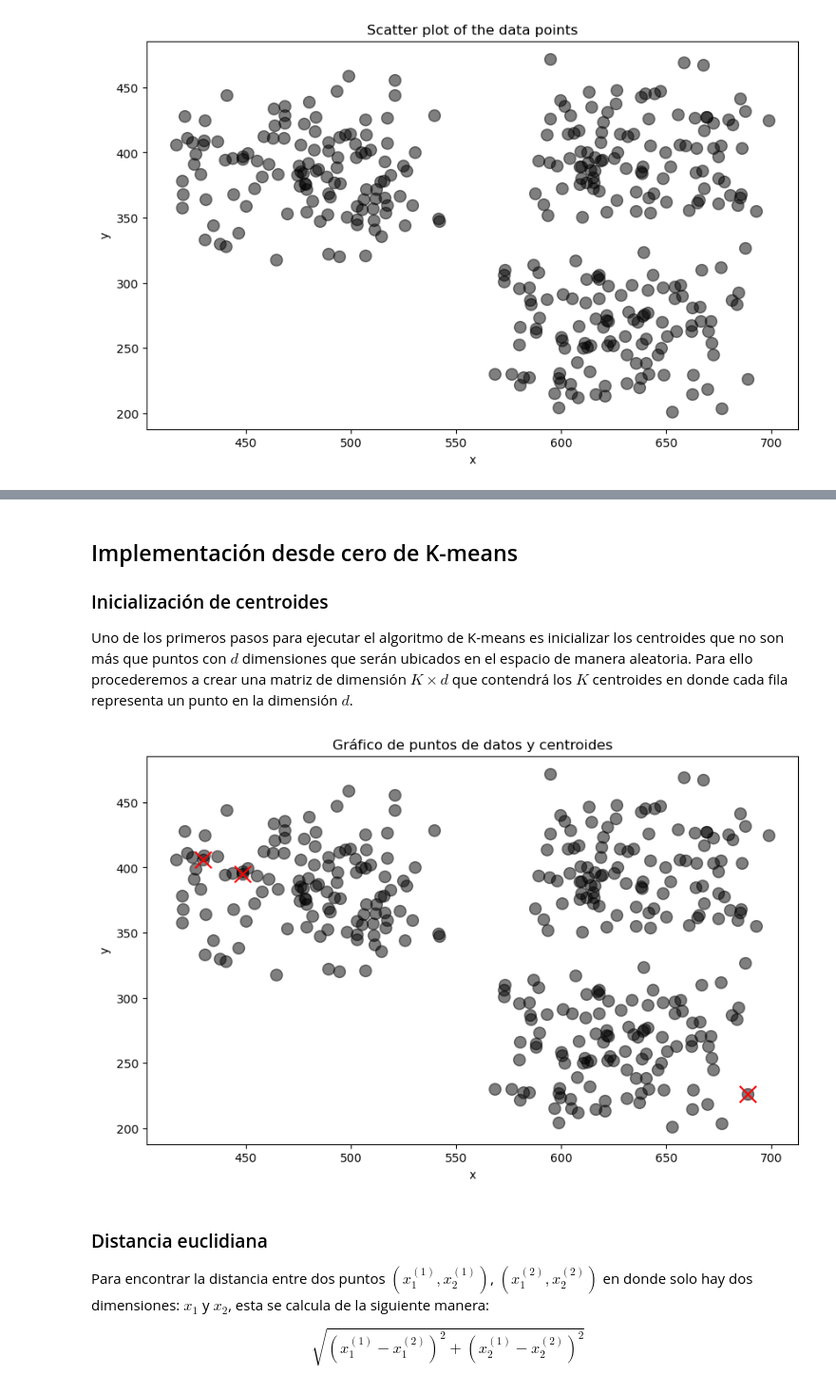
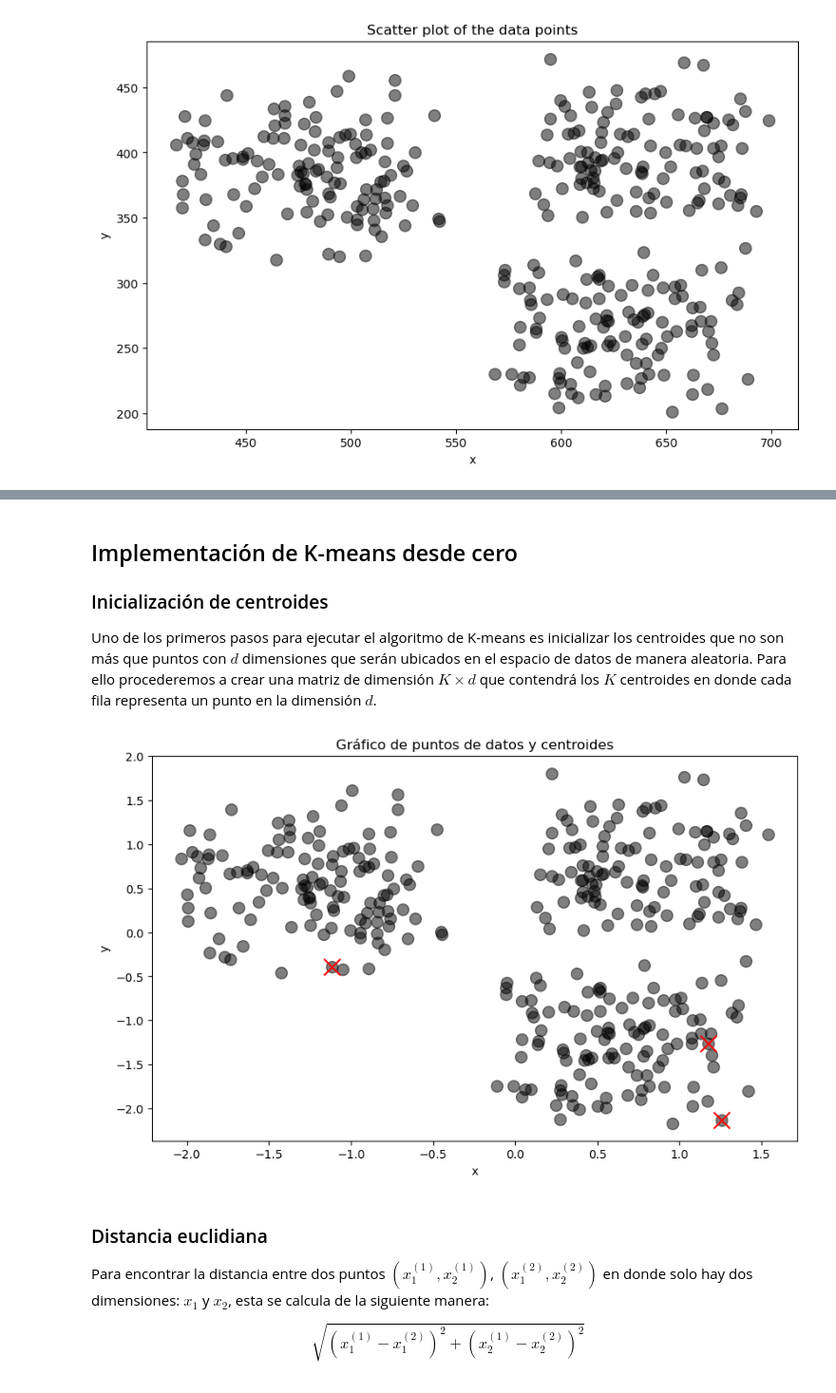
Before and after one commit to MonicaCabanas23/artificial-intelligence-course, a Jupyter notebook: Tareas/k-means-homework/Clustering_Homework.ipynb, the cells around one changed output, grey strips where cells are left out. Shown at 95% size. Cells and saved outputs as stored; diff of their text form; code cells hidden in the pictures.

Commit message:
:sparkles: Adding silhoutte metric to k means and standarization to data

```diff
--- a/Tareas/k-means-homework/Clustering_Homework.ipynb
+++ b/Tareas/k-means-homework/Clustering_Homework.ipynb
@@ -60,0 +64,5 @@ plot_data(data.columns[0], data.columns[1])
+# %%
+X = np.array(data)
+standarized_data = StandardScaler().fit_transform(X=X)
+standarized_df = pd.DataFrame(standarized_data, columns=data.columns)
+plot_data(standarized_df)
@@ -61,28 +71,30 @@ plot_data(data.columns[0], data.columns[1])
 # %% [markdown]
-## Implementación desde cero de K-means
+## Implementación de K-means desde cero
 
 ### Inicialización de centroides
 
-Uno de los primeros pasos para ejecutar el algoritmo de K-means es inicializar los centroides que no son más que puntos con $ d $ dimensiones que serán ubicados en el espacio de manera aleatoria. Para ello procederemos a crear una matriz de dimensión $K \times d$ que contendrá los $ K $ centroides en donde cada fila representa un punto en la dimensión $d$.
+Uno de los primeros pasos para ejecutar el algoritmo de K-means es inicializar los centroides que no son más que puntos con $ d $ dimensiones que serán ubicados en el espacio de datos de manera aleatoria. Para ello procederemos a crear una matriz de dimensión $K \times d$ que contendrá los $ K $ centroides en donde cada fila representa un punto en la dimensión $d$.
 # %%
 K = 3
-centroids_df = data.sample(K)
+
+# Assigning random points to each centroid from the standarized data
+centroids_df = standarized_df.sample(K)
 centroids = np.array(centroids_df)
 # %%
 # Function to plot the data points of two features and the centroids
-def plot_data_centroids(feature1, feature2, centroids):
+def plot_data_centroids(data, centroids):
     plt.figure(figsize=(10, 6))
-    plt.scatter(data[feature1], data[feature2], s=100, c='black', alpha=0.5)
-    plt.scatter(centroids[feature1], centroids[feature2], c='red', s=200, marker='x')
+    plt.scatter(data[data.columns[0]], data[data.columns[1]], s=100, c='black', alpha=0.5)
+    plt.scatter(centroids[centroids.columns[0]], centroids[centroids.columns[1]], c='red', s=200, marker='x')
     plt.title('Gráfico de puntos de datos y centroides')
-    plt.xlabel(feature1)
-    plt.ylabel(feature2)
+    plt.xlabel(data.columns[0])
+    plt.ylabel(data.columns[1])
     plt.show()
 
 # Ploting the data points of two features and the centroids
-plot_data_centroids(data.columns[0], data.columns[1], centroids_df)
+plot_data_centroids(standarized_df, centroids_df)
 # %% [output]
-[figure, old version]
+[figure, new version]
 # %% [markdown]
 ### Distancia euclidiana
 
```
Also changed, not shown: parts of 11 cells of this notebook.
